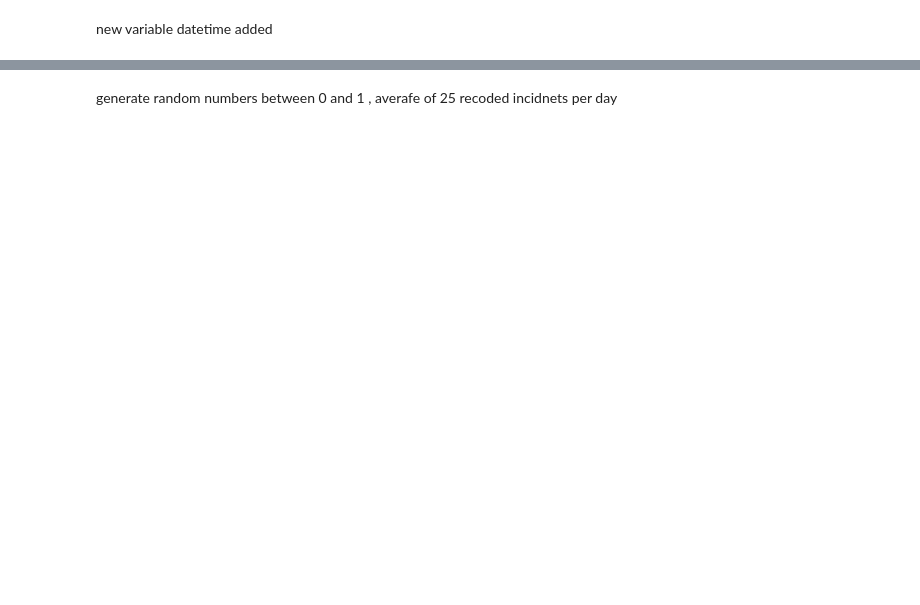
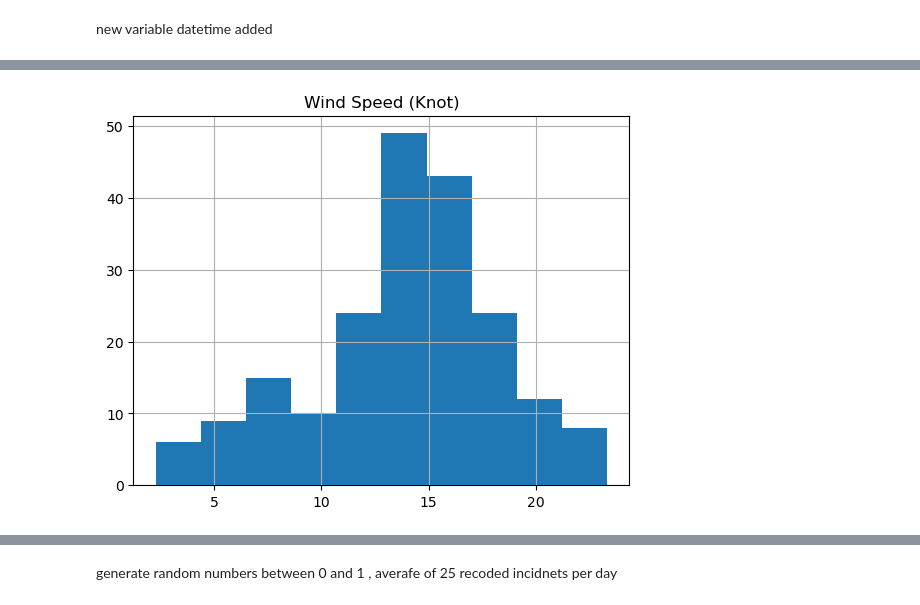
Before and after one commit to dectan/Programming-for-Data-Analysis-Project-1, a Jupyter notebook: Project 1.ipynb, the cells around one changed output, grey strips where cells are left out. Cells and saved outputs as stored; diff of their text form; code cells hidden in the pictures; blank space fills up the shorter version.

```diff
--- a/Project 1.ipynb
+++ b/Project 1.ipynb
@@ -34,0 +182,5 @@ df['datetime']
+# %%
+df1.hist('Wind Speed (Knot)')
+plt.show()
+# %% [output]
+[figure, added]
```
Also changed, not shown: parts of 29 cells of this notebook.
